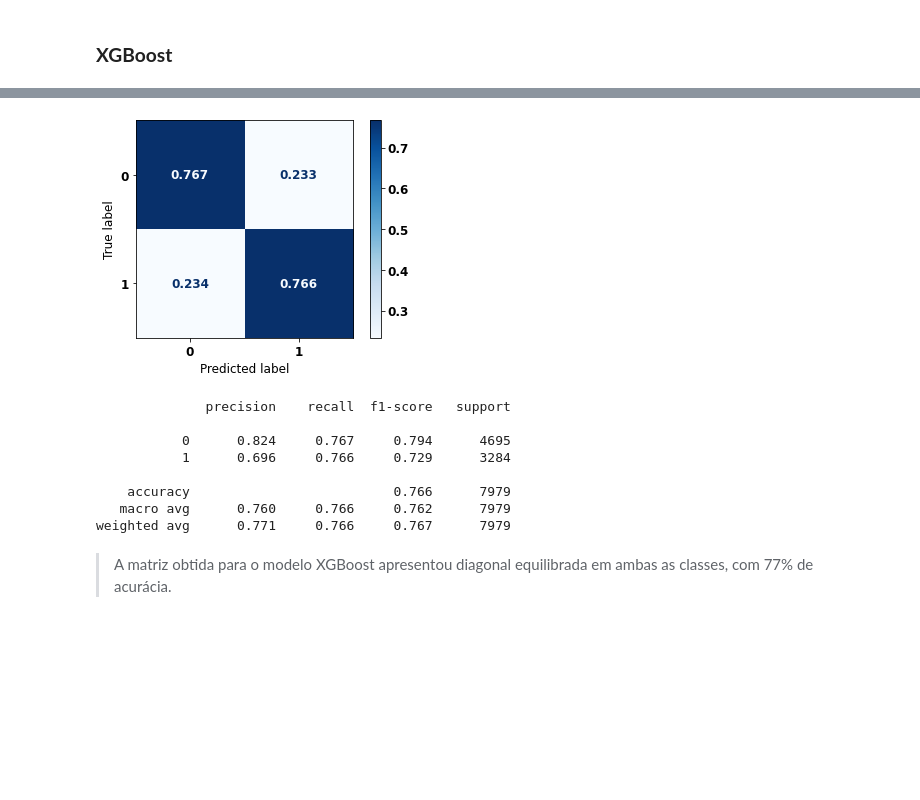
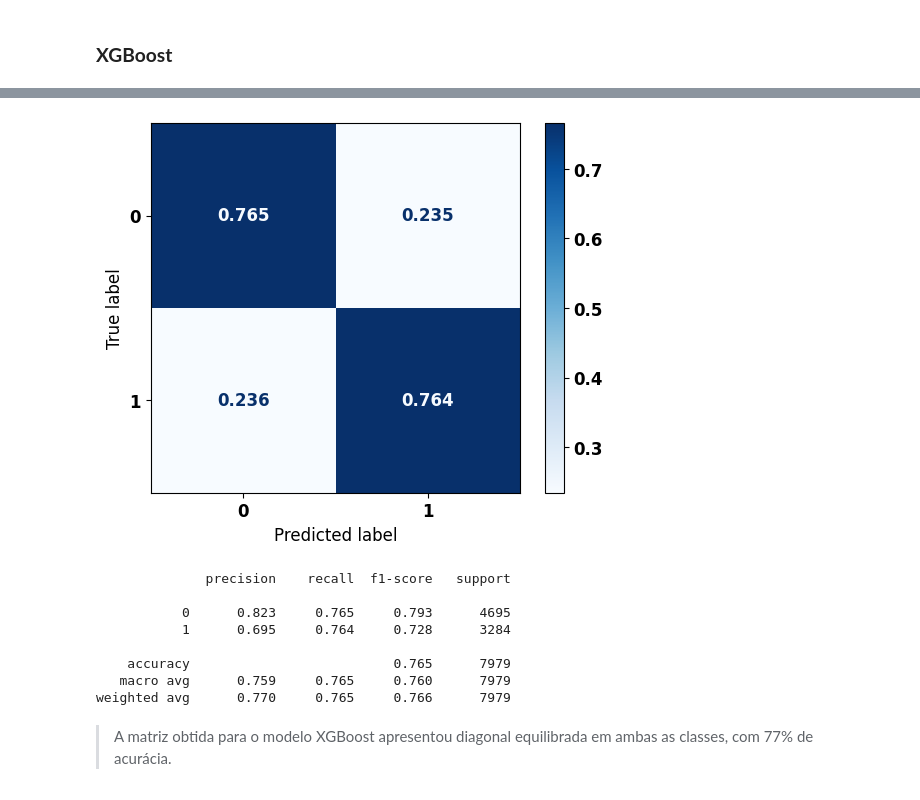
Before and after one commit to Lucas-Buk/colorectal_cancer, a Jupyter notebook: docs/Colorretal - obito_cancer.ipynb, the cells around one changed output, grey strips where cells are left out. Drawn from its saved outputs; the diff is of its cells as text; code cells hidden in the pictures; blank space fills up the shorter version.

```diff
--- a/docs/Colorretal - obito_cancer.ipynb
+++ b/docs/Colorretal - obito_cancer.ipynb
@@ -306,9 +321,9 @@ Os parâmetros definidos para este primeiro modelo serão:
 * `scale_pos_weight`: usado para definir o peso da classe 1 no treinamento do modelo, pois temos classes desbalanceadas.
 # %%
 # Criação e treinamento do modelo XGBoost
-xgboost = XGBClassifier(max_depth=5,
-                        scale_pos_weight=1.6,
-                        random_state=seed)
+xgb = XGBClassifier(max_depth=4,
+                    scale_pos_weight=1.58,
+                    random_state=seed)
 
-xgboost.fit(X_train, y_train)
+xgb.fit(X_train, y_train)
 # %% [output]
@@ -316,16 +341,16 @@ XGBClassifier(max_depth=5, random_state=10, scale_pos_weight=1.6)
 # %%
 # Matriz de confusão
-plot_confusion_matrix(xgboost, X_test, y_test)
+plot_confusion_matrix(xgb, X_test, y_test)
 # %% [output]
-[figure, old version]
+[figure, new version]
               precision    recall  f1-score   support
 
-           0      0.824     0.767     0.794      4695
-           1      0.696     0.766     0.729      3284
+           0      0.823     0.765     0.793      4695
+           1      0.695     0.764     0.728      3284
 
-    accuracy                          0.766      7979
-   macro avg      0.760     0.766     0.762      7979
-weighted avg      0.771     0.766     0.767      7979
+    accuracy                          0.765      7979
+   macro avg      0.759     0.765     0.760      7979
+weighted avg      0.770     0.765     0.766      7979
 # %% [markdown]
 > A matriz obtida para o modelo XGBoost apresentou diagonal equilibrada em ambas as classes, com 77% de acurácia.
 # %%
```
Also changed, not shown: parts of 111 cells of this notebook, 10 other files.
